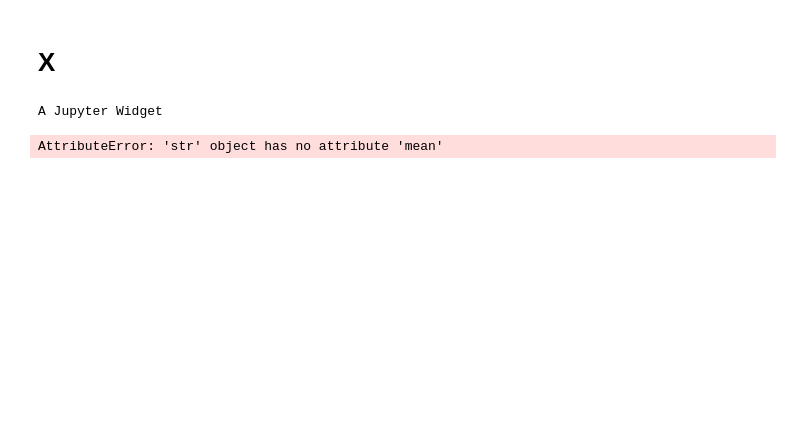
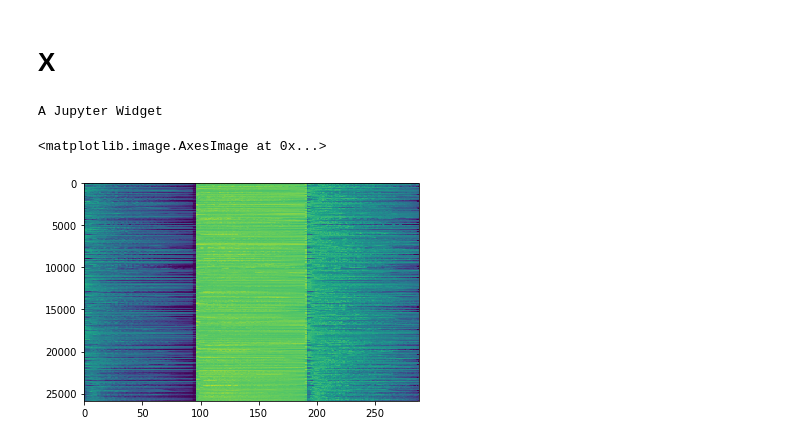
Before and after one commit to icehoney/Musaic, a Jupyter notebook: notes/Models.ipynb, the cells around one changed output. Saved outputs shown, nothing was run; the diff lists cells and outputs as text; code cells hidden in the pictures; blank space fills up the shorter version.

```diff
--- a/notes/Models.ipynb
+++ b/notes/Models.ipynb
@@ -11,19 +35,19 @@ import glob
 # %% [markdown]
 # X
 # %%
-def x_vec(audio_path):
-    x = audio_path
+def x_vec(npy_path):
+    x = np.load(npy_path)
     mu = x.mean(axis=1)
     stde = x.std(axis=1)
-    l2 = np.linalg.norm(x, axis=1)
     mx = x.max(axis = 1)
     x_vec = np.concatenate((mu, stde, mx))
     return x_vec
-# %%
-mp3_files = glob.glob("../data/Melspecs/*/*.npy")
-# %%
-for mp3_file in tqdm(mp3_files[10687:16000]):
-    xvecs = x_vec(mp3_file)
-# %% [output]
-A Jupyter Widget
-AttributeError: 'str' object has no attribute 'mean'
+# %%
+X = np.zeros((len(npy_files),288))
+i = 0
+for mp3_file in tqdm(mp3_files):
+    npy_file = "../data/Melspecs/" + mp3_file[:-3] + "npy"
+    X[i] = x_vec(npy_file)
+    i += 1
+# %% [output]
+A Jupyter Widget
@@ -29,0 +56,5 @@ AttributeError: 'str' object has no attribute 'mean'
+# %%
+plt.imshow(X, aspect = "auto")
+# %% [output]
+<matplotlib.image.AxesImage at 0x...>
+[figure, added]
```
Also changed, not shown: parts of 4 cells of this notebook, 2 other files.
